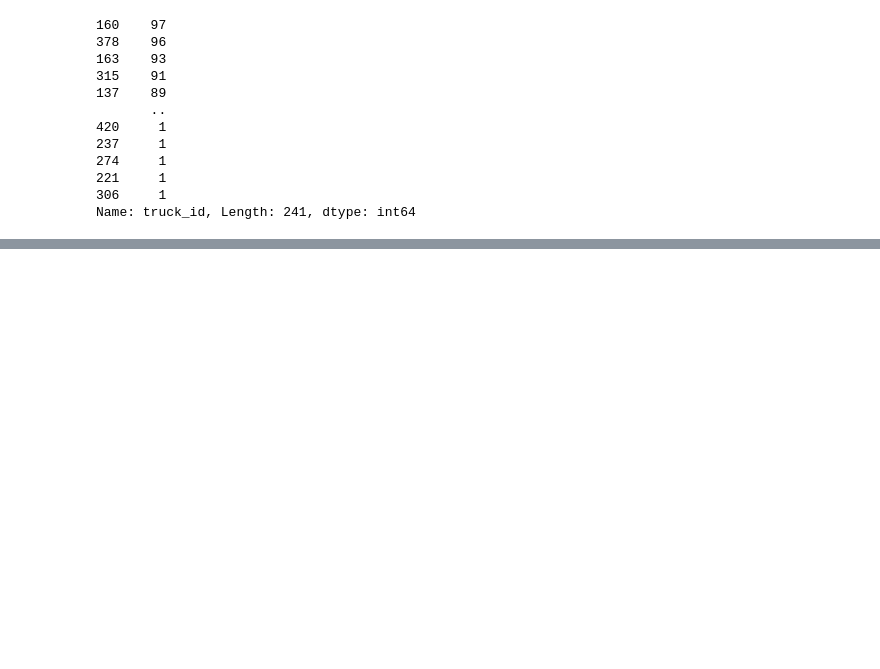
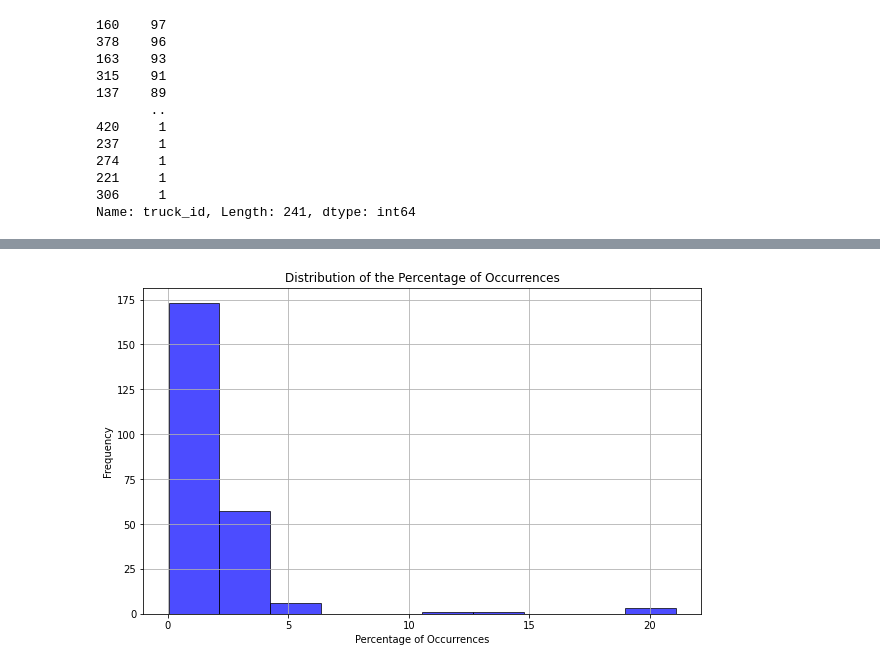
Before and after one commit to imaique/123Loadboard-Challenge, a Jupyter notebook: data_analysis/data analysis.ipynb, the cells around one changed output, grey strips where cells are left out. Cells and saved outputs as stored; diff of their text form; code cells hidden in the pictures; blank space fills up the shorter version.

```diff
--- a/data_analysis/data analysis.ipynb
+++ b/data_analysis/data analysis.ipynb
@@ -127,0 +135,3 @@ plt.show()
+# %%
+discarded_df = pd.read_csv('discarded_notifications.csv')
+discarded_df
@@ -127,0 +152,4 @@ plt.show()
+# %%
+discarded_count = discarded_df.groupby('truck_id').size().reset_index(name='discarded_amount')
+
+df_truck = pd.merge(df_truck, discarded_count, how='left', on='truck_id')
@@ -127,0 +172,13 @@ plt.show()
+# %%
+df_truck['percentage'] = (df_truck['occurrences'] / (df_truck['occurrences'] + df_truck['discarded_amount'])) * 100
+
+# Plotting the distribution of these percentages
+plt.figure(figsize=(10, 6))
+plt.hist(df_truck['percentage'], bins=10, alpha=0.7, color='blue', edgecolor='black')
+plt.xlabel('Percentage of Occurrences')
+plt.ylabel('Frequency')
+plt.title('Distribution of the Percentage of Occurrences')
+plt.grid(True)
+plt.show()
+# %% [output]
+[figure, added]
```
Also changed, not shown: parts of 11 cells of this notebook, 5 other files.
